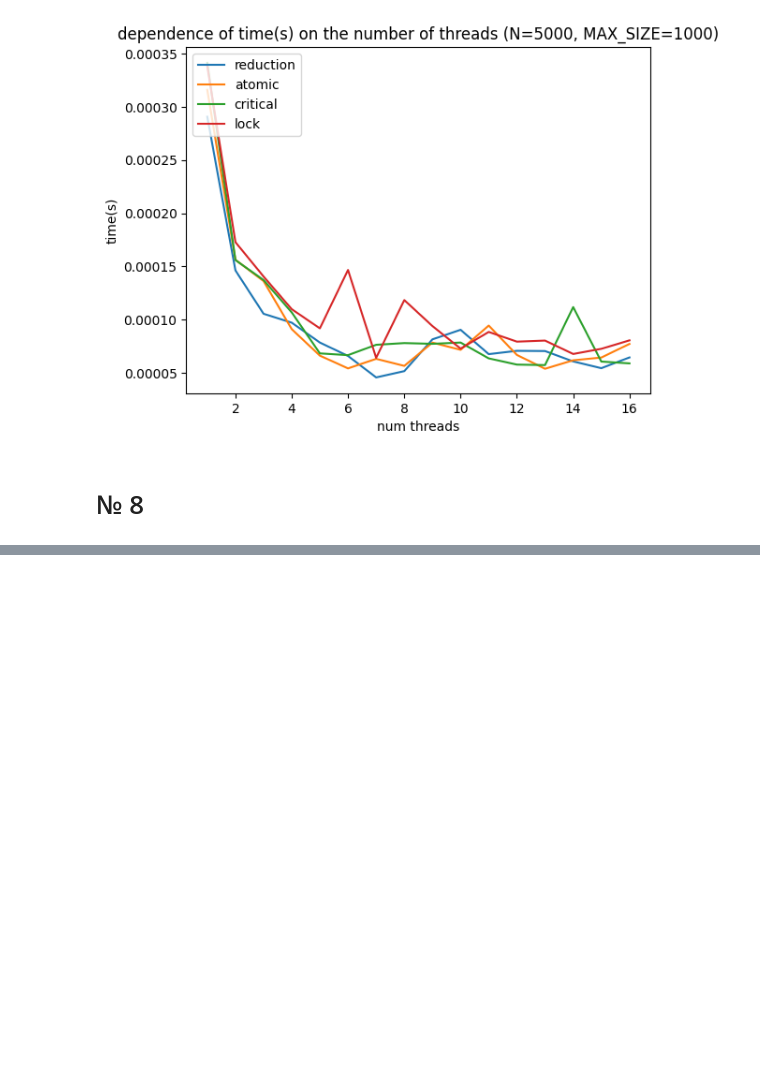
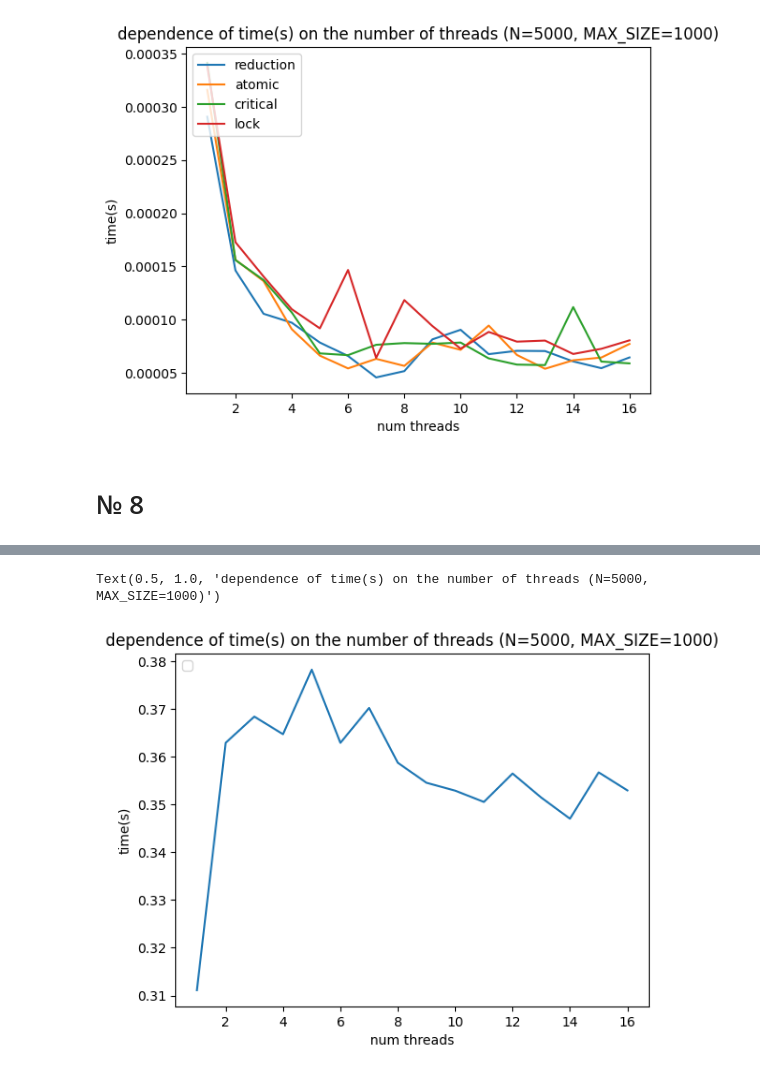
Before and after one commit to Arnoochka/OpenMP, a Jupyter notebook: draw.ipynb, the cells around one changed output, grey strips where cells are left out. Cells and saved outputs as stored; diff of their text form; code cells hidden in the pictures; blank space fills up the shorter version.

```diff
--- a/draw.ipynb
+++ b/draw.ipynb
@@ -209,7 +215,10 @@ Text(0.5, 1.0, 'dependence of accseleration on the number of threads (N=5000, MA
 # %%
 fig, ax = plt.subplots()
-ax.plot(num, acceleration)
+ax.plot(num, time)
 ax.legend(loc='upper left')
 ax.set_xlabel('num threads')
-ax.set_ylabel('accseleration')
-ax.set_title('dependence of accseleration on the number of threads (N=5000, MAX_SIZE=1000)')
+ax.set_ylabel('time(s)')
+ax.set_title('dependence of time(s) on the number of threads (N=5000, MAX_SIZE=1000)')
+# %% [output]
+Text(0.5, 1.0, 'dependence of time(s) on the number of threads (N=5000, MAX_SIZE=1000)')
+[figure, added]
```
Also changed, not shown: parts of 6 cells of this notebook, 5 other files.
